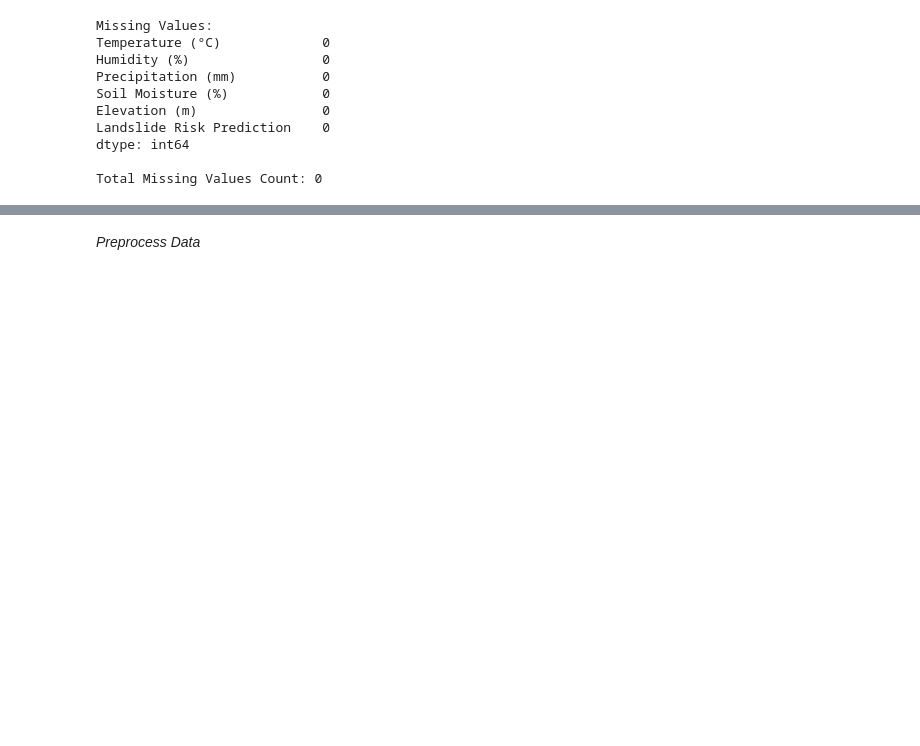
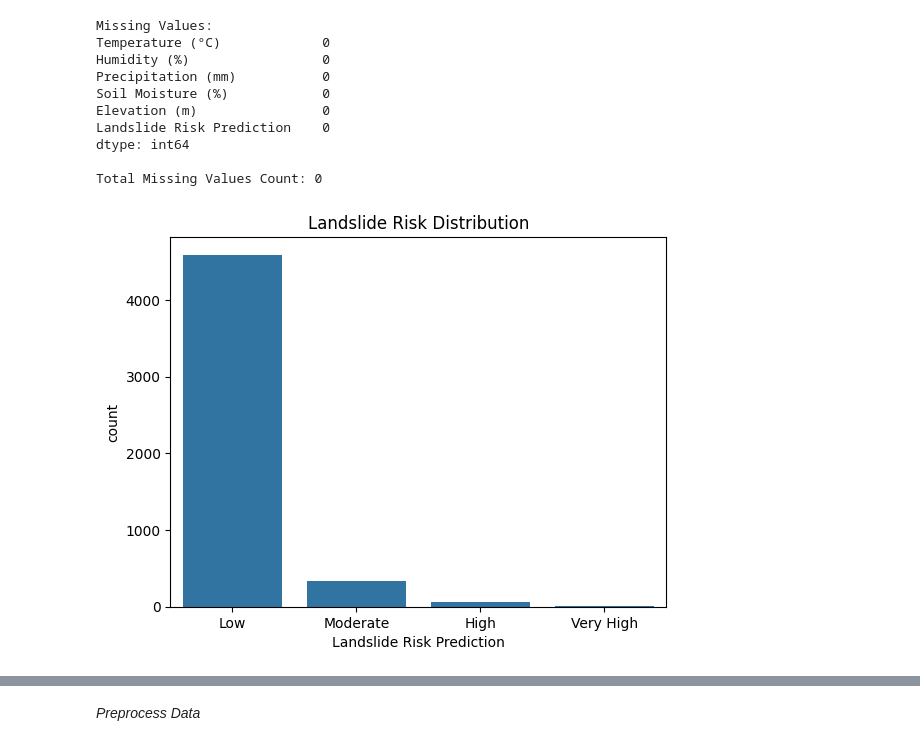
Before and after one commit to knssiriakshaya/Landslide_Risk_Prediction, a Jupyter notebook: Landslide_Risk_Prediction.ipynb, the cells around one changed output, grey strips where cells are left out. Drawn from its saved outputs; the diff is of its cells as text; code cells hidden in the pictures; blank space fills up the shorter version.

```diff
--- a/Landslide_Risk_Prediction.ipynb
+++ b/Landslide_Risk_Prediction.ipynb
@@ -98,3 +122,10 @@ Landslide Risk Prediction    0
 dtype: int64
 
 Total Missing Values Count: 0
+# %%
+#Univarient Analysis
+sns.countplot(x='Landslide Risk Prediction', data=df)
+plt.title('Landslide Risk Distribution')
+plt.show()
+# %% [output]
+[figure, added]
```
Also changed, not shown: parts of 16 cells of this notebook.
